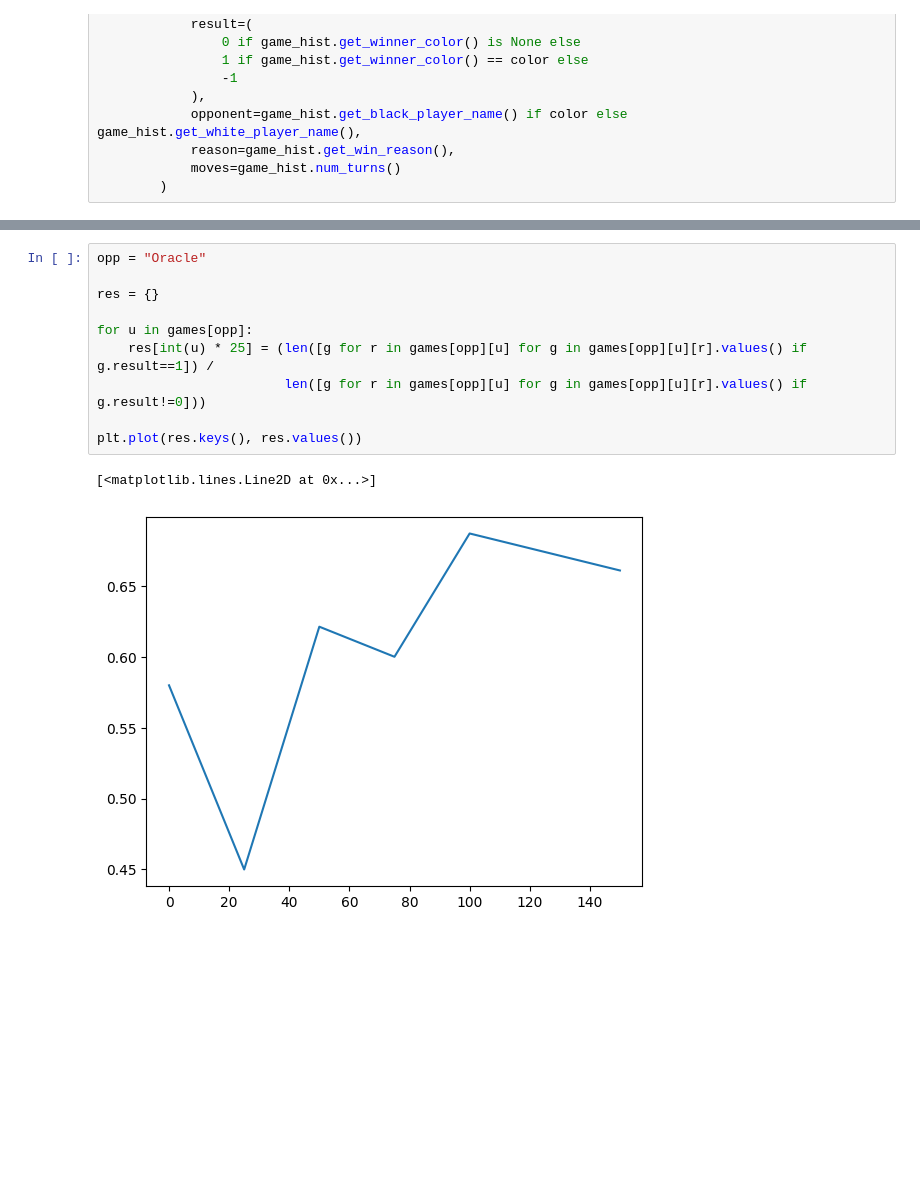
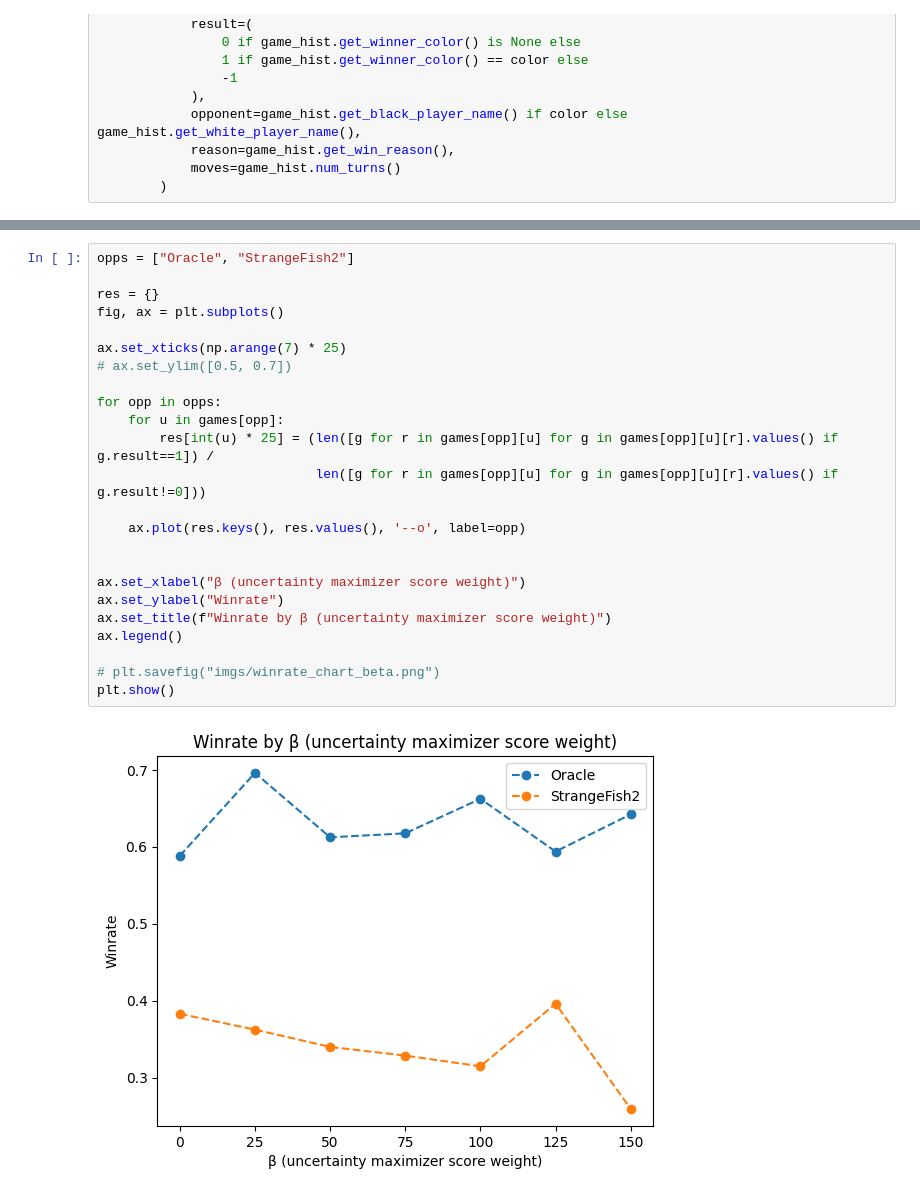
Before and after one commit to JacekCzupyt/RBC-Zubat, a Jupyter notebook: analysis/unranked_tests.ipynb, the cells around one changed output, grey strips where cells are left out. Cells and saved outputs as stored; diff of their text form; blank space fills up the shorter version.

```diff
--- a/analysis/unranked_tests.ipynb
+++ b/analysis/unranked_tests.ipynb
@@ -131,16 +132,29 @@ uncertainty: 150, risk: 0.250 - games: 12  wins: 07  losses: 05  ties: 00
 uncertainty: 150, risk: 0.375 - games: 08  wins: 04  losses: 04  ties: 00
 uncertainty: 150, risk: 0.500 - games: 09  wins: 07  losses: 02  ties: 00
 # %%
-opp = "Oracle"
+opps = ["Oracle", "StrangeFish2"]
 
 res = {}
+fig, ax = plt.subplots()
 
-for u in games[opp]:
-    res[int(u) * 25] = (len([g for r in games[opp][u] for g in games[opp][u][r].values() if g.result==1]) /
-                        len([g for r in games[opp][u] for g in games[opp][u][r].values() if g.result!=0]))
+ax.set_xticks(np.arange(7) * 25)
+# ax.set_ylim([0.5, 0.7])
 
-plt.plot(res.keys(), res.values())
+for opp in opps:
+    for u in games[opp]:
+        res[int(u) * 25] = (len([g for r in games[opp][u] for g in games[opp][u][r].values() if g.result==1]) /
+                            len([g for r in games[opp][u] for g in games[opp][u][r].values() if g.result!=0]))
+
+    ax.plot(res.keys(), res.values(), '--o', label=opp)
+
+
+ax.set_xlabel("β (uncertainty maximizer score weight)")
+ax.set_ylabel("Winrate")
+ax.set_title(f"Winrate by β (uncertainty maximizer score weight)")
+ax.legend()
+
+# plt.savefig("imgs/winrate_chart_beta.png")
+plt.show()
 # %% [output]
-[<matplotlib.lines.Line2D at 0x...>]
-[figure, old version]
+[figure, new version]
 # %%
```
Also changed, not shown: parts of 11 cells of this notebook, 2 other files.
